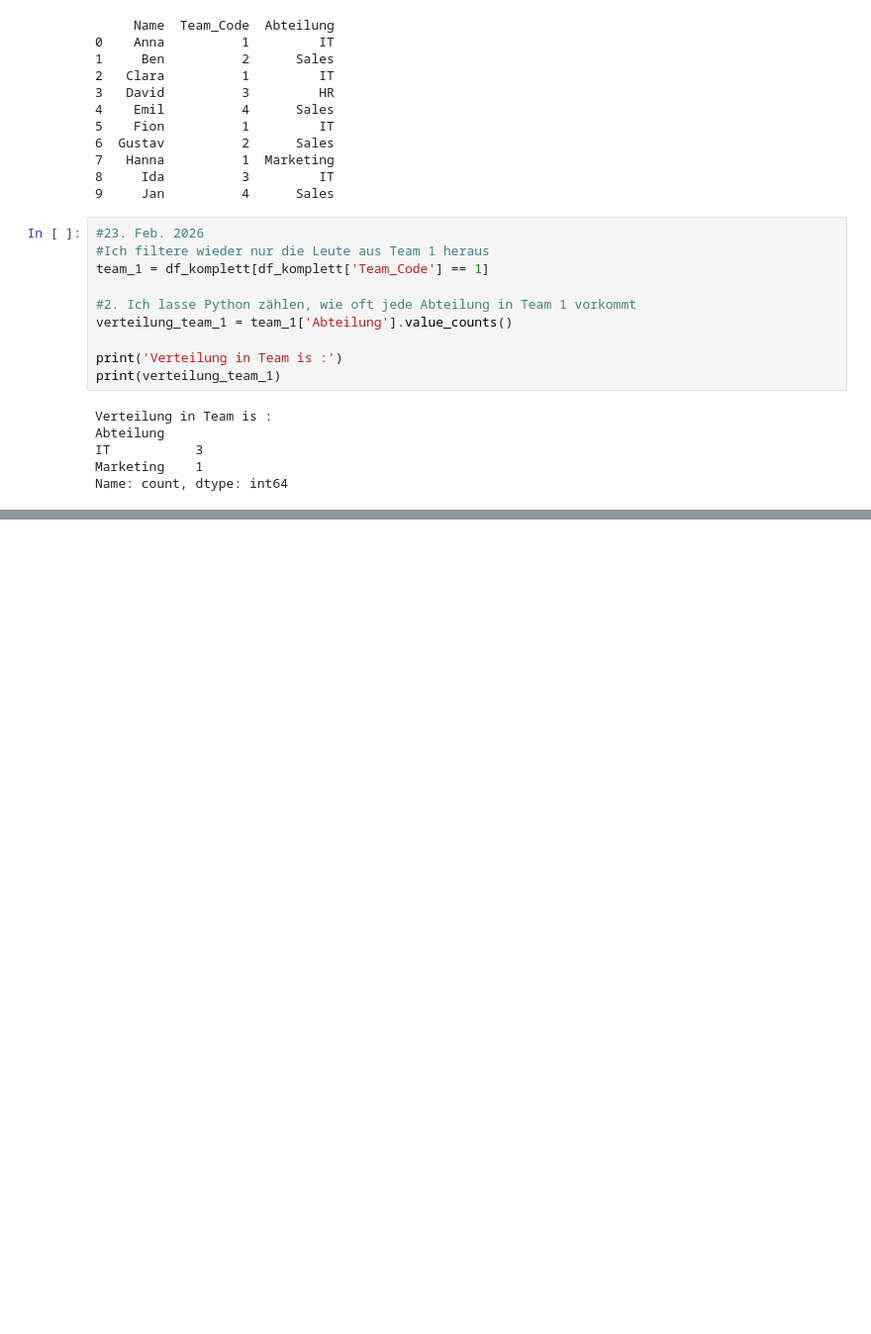
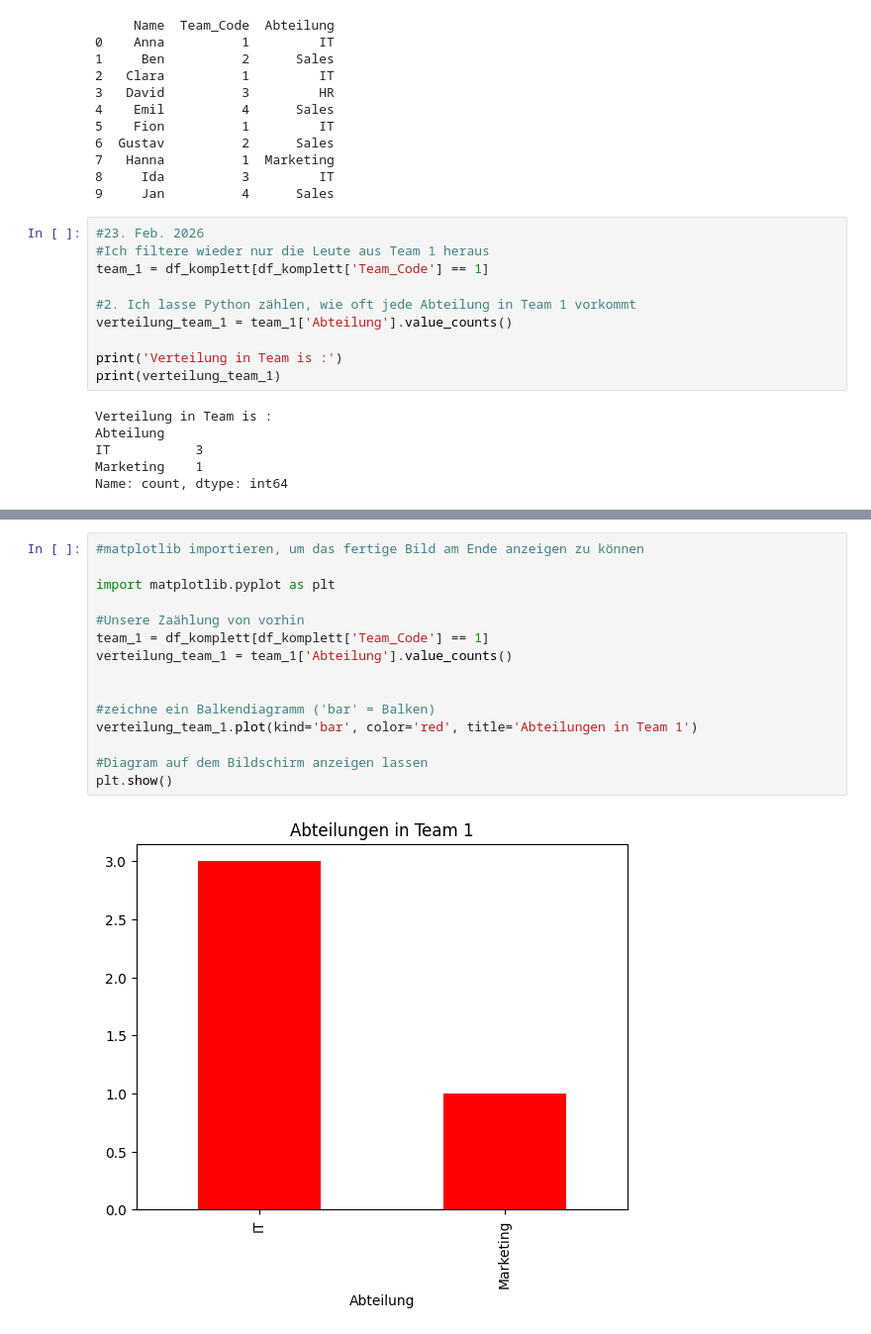
Before and after one commit to veniapputrii/Python, a Jupyter notebook: Python_ETL.ipynb, the cells around one changed output, grey strips where cells are left out. Shown at 99% size. Saved outputs shown, nothing was run; the diff lists cells and outputs as text; blank space fills up the shorter version.

Commit message:
visualization

```diff
--- a/Python_ETL.ipynb
+++ b/Python_ETL.ipynb
@@ -219,0 +266,17 @@ Name: count, dtype: int64
+# %%
+#matplotlib importieren, um das fertige Bild am Ende anzeigen zu können
+
+import matplotlib.pyplot as plt
+
+#Unsere Zaählung von vorhin
+team_1 = df_komplett[df_komplett['Team_Code'] == 1]
+verteilung_team_1 = team_1['Abteilung'].value_counts()
+
+
+#zeichne ein Balkendiagramm ('bar' = Balken)
+verteilung_team_1.plot(kind='bar', color='red', title='Abteilungen in Team 1')
+
+#Diagram auf dem Bildschirm anzeigen lassen
+plt.show()
+# %% [output]
+[figure, added]
```
Also changed, not shown: parts of 4 cells of this notebook.
